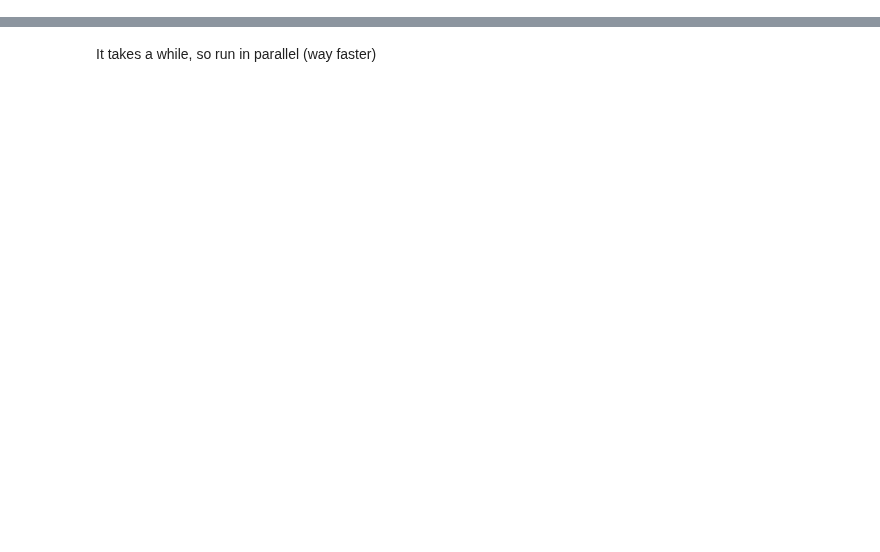
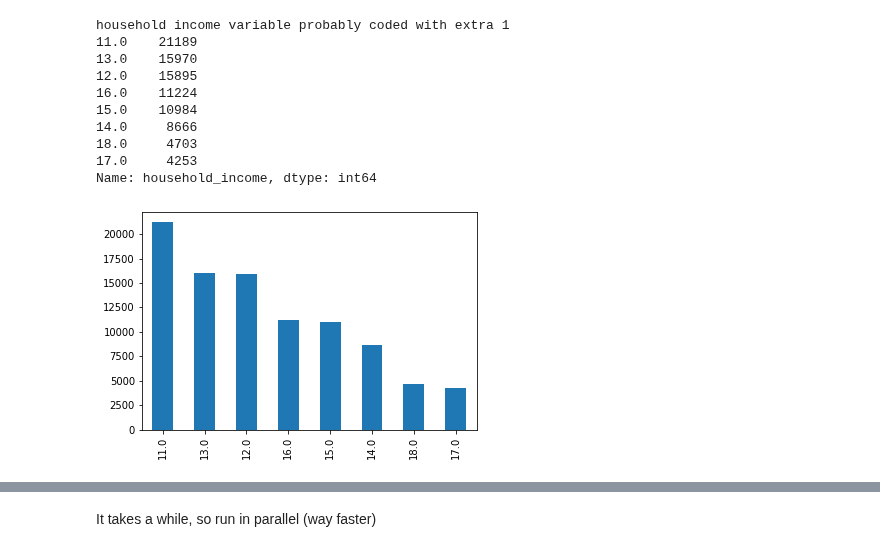
Before and after one commit to aberke/floc-analysis, a Jupyter notebook: notebooks/demographics_explore.ipynb, the cells around one changed output, grey strips where cells are left out. Drawn from its saved outputs; the diff is of its cells as text; code cells hidden in the pictures; blank space fills up the shorter version.

```diff
--- a/notebooks/demographics_explore.ipynb
+++ b/notebooks/demographics_explore.ipynb
@@ -69,0 +89,17 @@ demo_df.head()
+# %%
+# What is wrong with household income?
+print('household income variable probably coded with extra 1')
+print(demo_df.household_income.value_counts())
+_ = demo_df.household_income.value_counts().plot.bar()
+# %% [output]
+household income variable probably coded with extra 1
+11.0    21189
+13.0    15970
+12.0    15895
+16.0    11224
+15.0    10984
+14.0     8666
+18.0     4703
+17.0     4253
+Name: household_income, dtype: int64
+[figure, added]
```
Also changed, not shown: parts of 71 cells of this notebook, 2 other files.
